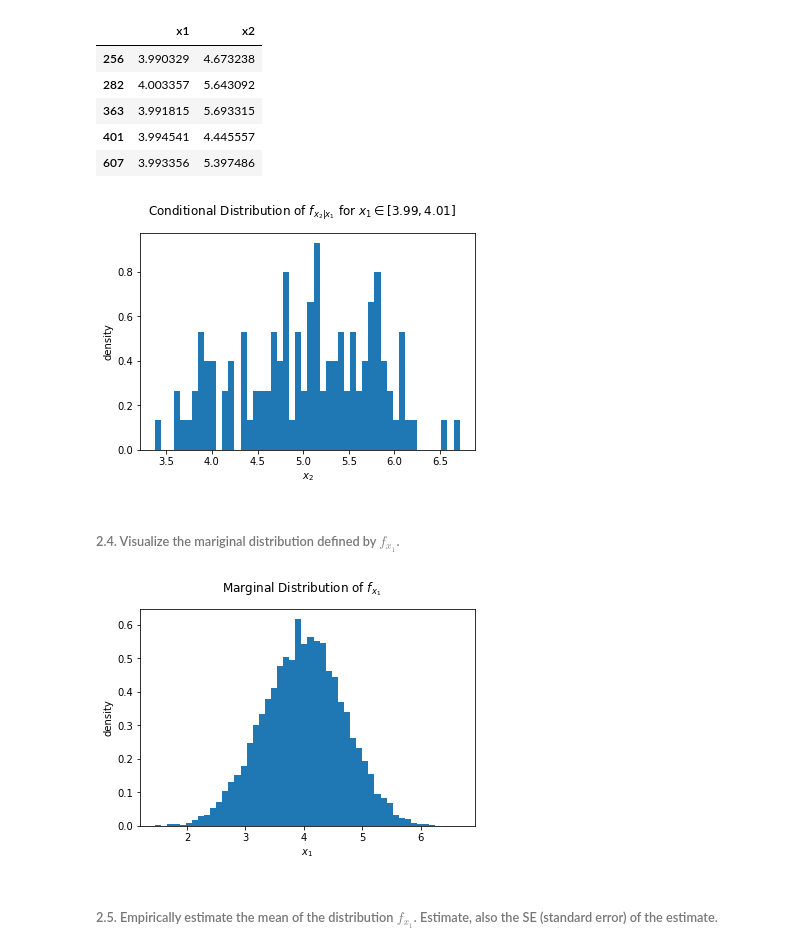
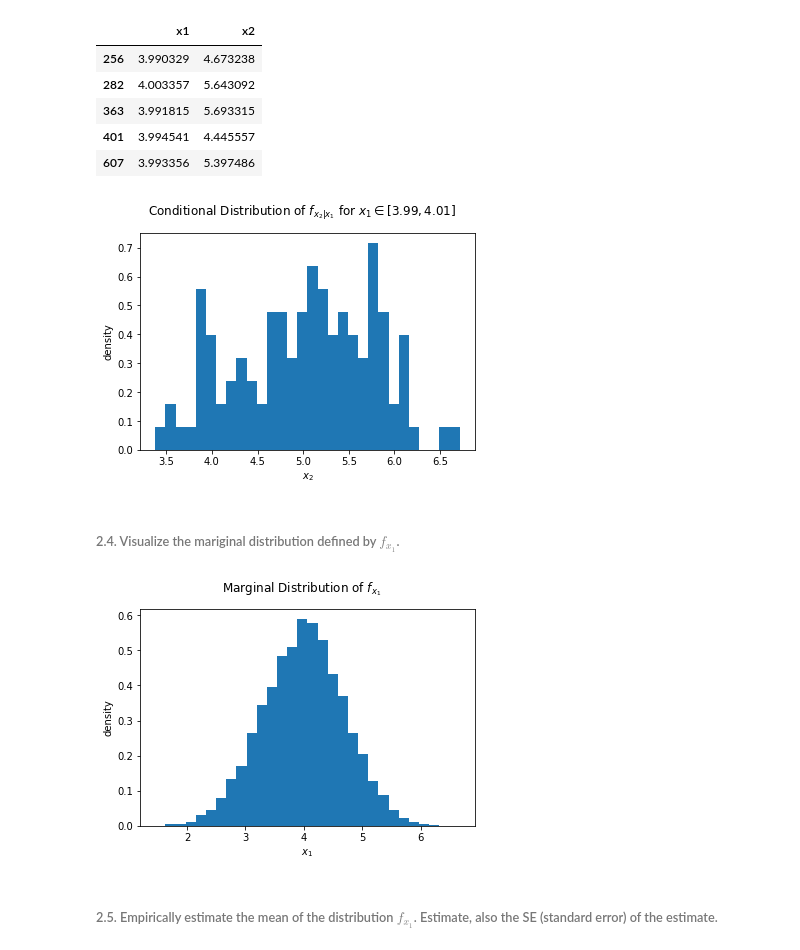
Before and after one commit to ezou20/AM_207_fall_2018, a Jupyter notebook: homeworks/AM207_HW3.ipynb, the cells around one changed output. Cells and saved outputs as stored; diff of their text form; code cells hidden in the pictures.

```diff
--- a/homeworks/AM207_HW3.ipynb
+++ b/homeworks/AM207_HW3.ipynb
@@ -234,23 +234,23 @@ x1_near_4.head()
 | 607 | 3.993356 | 5.397486 |
 # %%
 fig = plt.figure()
-plt.hist(x1_near_4['x2'], bins=50, density=True)
+plt.hist(x1_near_4['x2'], bins=30, density=True)
 plt.xlabel(r'$x_2$')
 plt.ylabel(r'density')
 plt.suptitle(r'Conditional Distribution of $f_{x_2|x_1}$ for $x_1 \in [3.99, 4.01]$');
 # %% [output]
-[figure, old version]
+[figure, new version]
 # %% [markdown]
 ###### 2.4. Visualize the mariginal distribution defined by $f_{x_1}$.
 # %%
 x1s = df['x1']
 fig = plt.figure()
-plt.hist(x1s, bins=50, density=True)
+plt.hist(x1s, bins=30, density=True)
 plt.xlabel(r'$x_1$')
 plt.ylabel('density')
 plt.suptitle(r'Marginal Distribution of $f_{x_1}$');
 # %% [output]
-[figure, old version]
+[figure, new version]
 # %% [markdown]
 ###### 2.5. Empirically estimate the mean of the distribution $f_{x_1}$. Estimate, also the SE (standard error) of the estimate.
 # %%
```
Also changed, not shown: parts of 7 cells of this notebook.
